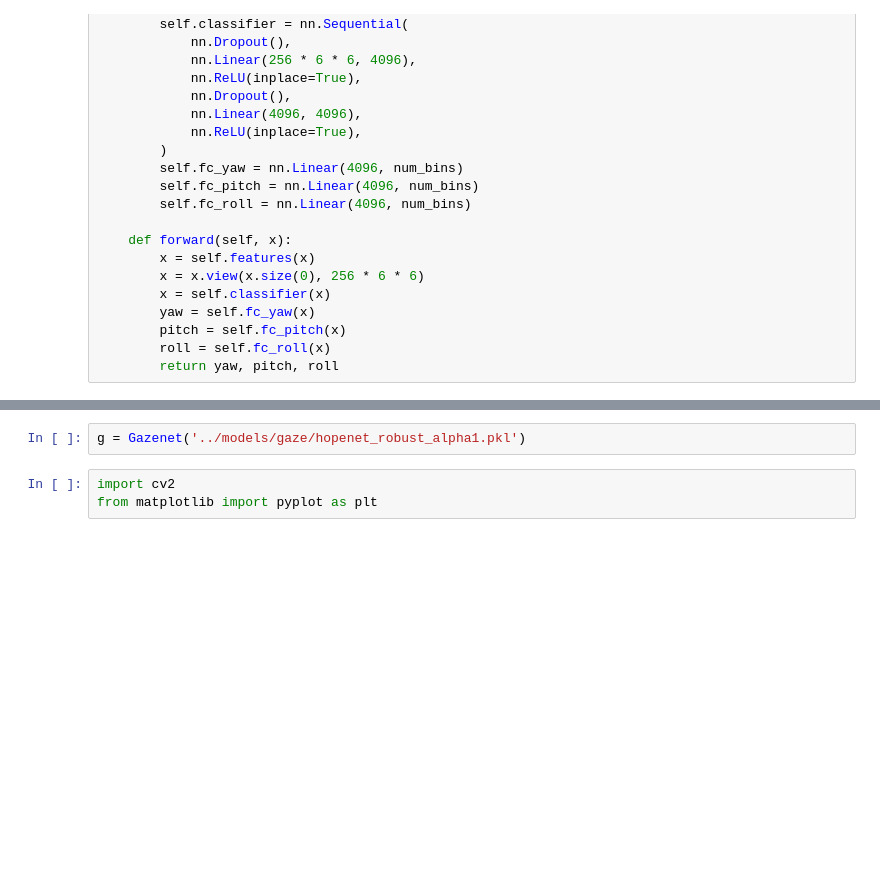
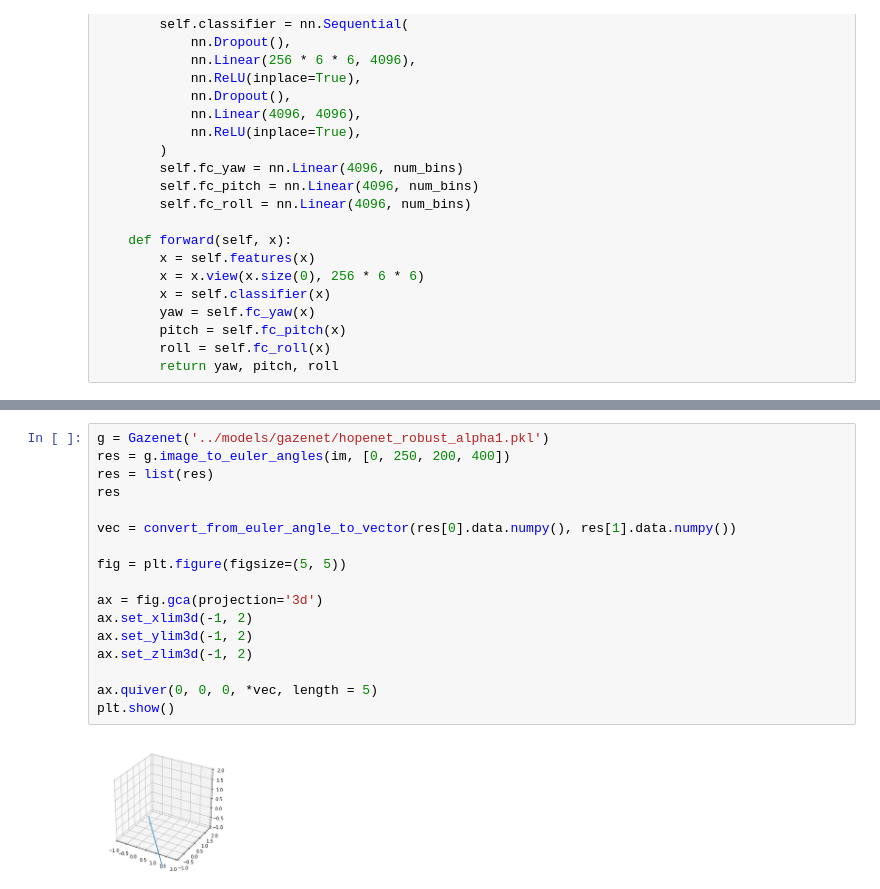
Before and after one commit to vendlytics/monorepo, a Jupyter notebook: notebooks/Running Gazenet on Image.ipynb, the cells around one changed output, grey strips where cells are left out. Saved outputs shown, nothing was run; the diff lists cells and outputs as text; blank space fills up the shorter version.

Commit message:
[gaze] interface

```diff
--- a/notebooks/Running Gazenet on Image.ipynb
+++ b/notebooks/Running Gazenet on Image.ipynb
@@ -243,10 +253,24 @@ class Gazenet:
         model.eval()
 
         return model
-# %%
-g = Gazenet('../models/gaze/hopenet_robust_alpha1.pkl')
-# %%
-import cv2
-from matplotlib import pyplot as plt
+# %%
+g = Gazenet('../models/gazenet/hopenet_robust_alpha1.pkl')
+res = g.image_to_euler_angles(im, [0, 250, 200, 400])
+res = list(res)
+res
+
+vec = convert_from_euler_angle_to_vector(res[0].data.numpy(), res[1].data.numpy())
+
+fig = plt.figure(figsize=(5, 5))
+
+ax = fig.gca(projection='3d')
+ax.set_xlim3d(-1, 2)
+ax.set_ylim3d(-1, 2)
+ax.set_zlim3d(-1, 2)
+
+ax.quiver(0, 0, 0, *vec, length = 5)
+plt.show()
+# %% [output]
+[figure, added]
 # %%
 im = cv2.imread('../data/images/kavanaugh.png')
```
Also changed, not shown: parts of 8 cells of this notebook, 6 other files.
